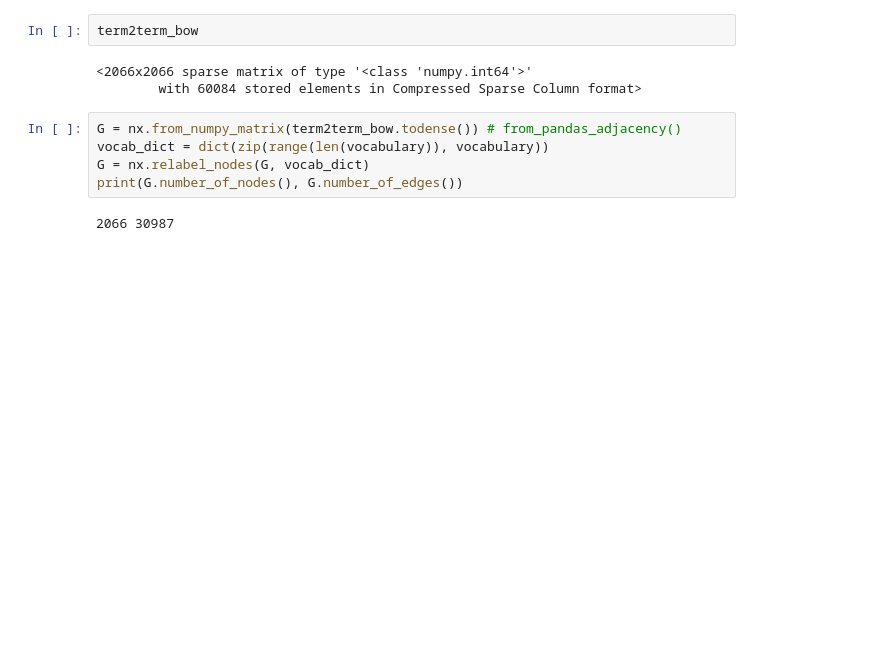
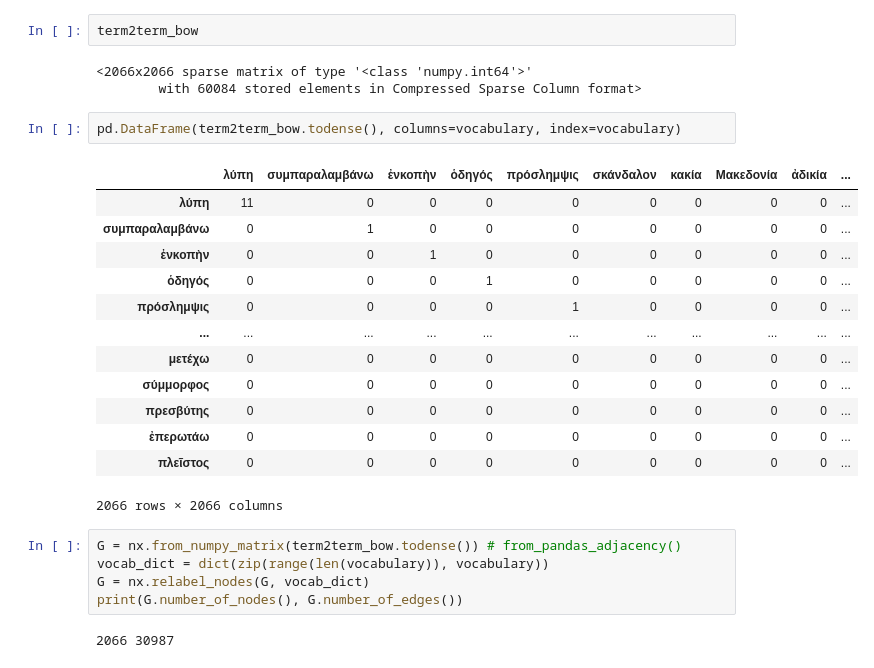
Before and after one commit to kasev/ECCE, a Jupyter notebook: scripts/NETWORKS_development.ipynb, the cells around one changed output. Saved outputs shown, nothing was run; the diff lists cells and outputs as text; blank space fills up the shorter version.

```diff
--- a/scripts/NETWORKS_development.ipynb
+++ b/scripts/NETWORKS_development.ipynb
@@ -137,6 +137,22 @@ term2term_bow
 # %% [output]
 <2066x2066 sparse matrix of type '<class 'numpy.int64'>'
         with 60084 stored elements in Compressed Sparse Column format>
+# %%
+pd.DataFrame(term2term_bow.todense(), columns=vocabulary, index=vocabulary)
+# %% [output]
+|  | λύπη | συμπαραλαμβάνω | ἐνκοπὴν | ὁδηγός | πρόσλημψις | σκάνδαλον | κακία | Μακεδονία | ἀδικία | ... |
+| λύπη | 11 | 0 | 0 | 0 | 0 | 0 | 0 | 0 | 0 | ... |
+| συμπαραλαμβάνω | 0 | 1 | 0 | 0 | 0 | 0 | 0 | 0 | 0 | ... |
+| ἐνκοπὴν | 0 | 0 | 1 | 0 | 0 | 0 | 0 | 0 | 0 | ... |
+| ὁδηγός | 0 | 0 | 0 | 1 | 0 | 0 | 0 | 0 | 0 | ... |
+| πρόσλημψις | 0 | 0 | 0 | 0 | 1 | 0 | 0 | 0 | 0 | ... |
+| ... | ... | ... | ... | ... | ... | ... | ... | ... | ... | ... |
+| μετέχω | 0 | 0 | 0 | 0 | 0 | 0 | 0 | 0 | 0 | ... |
+| σύμμορφος | 0 | 0 | 0 | 0 | 0 | 0 | 0 | 0 | 0 | ... |
+| πρεσβύτης | 0 | 0 | 0 | 0 | 0 | 0 | 0 | 0 | 0 | ... |
+| ἐπερωτάω | 0 | 0 | 0 | 0 | 0 | 0 | 0 | 0 | 0 | ... |
+| πλεῖστος | 0 | 0 | 0 | 0 | 0 | 0 | 0 | 0 | 0 | ... |
+2066 rows × 2066 columns
 # %%
 G = nx.from_numpy_matrix(term2term_bow.todense()) # from_pandas_adjacency()
 vocab_dict = dict(zip(range(len(vocabulary)), vocabulary))
```
Also changed, not shown: parts of 4 cells of this notebook, 1 other file.
